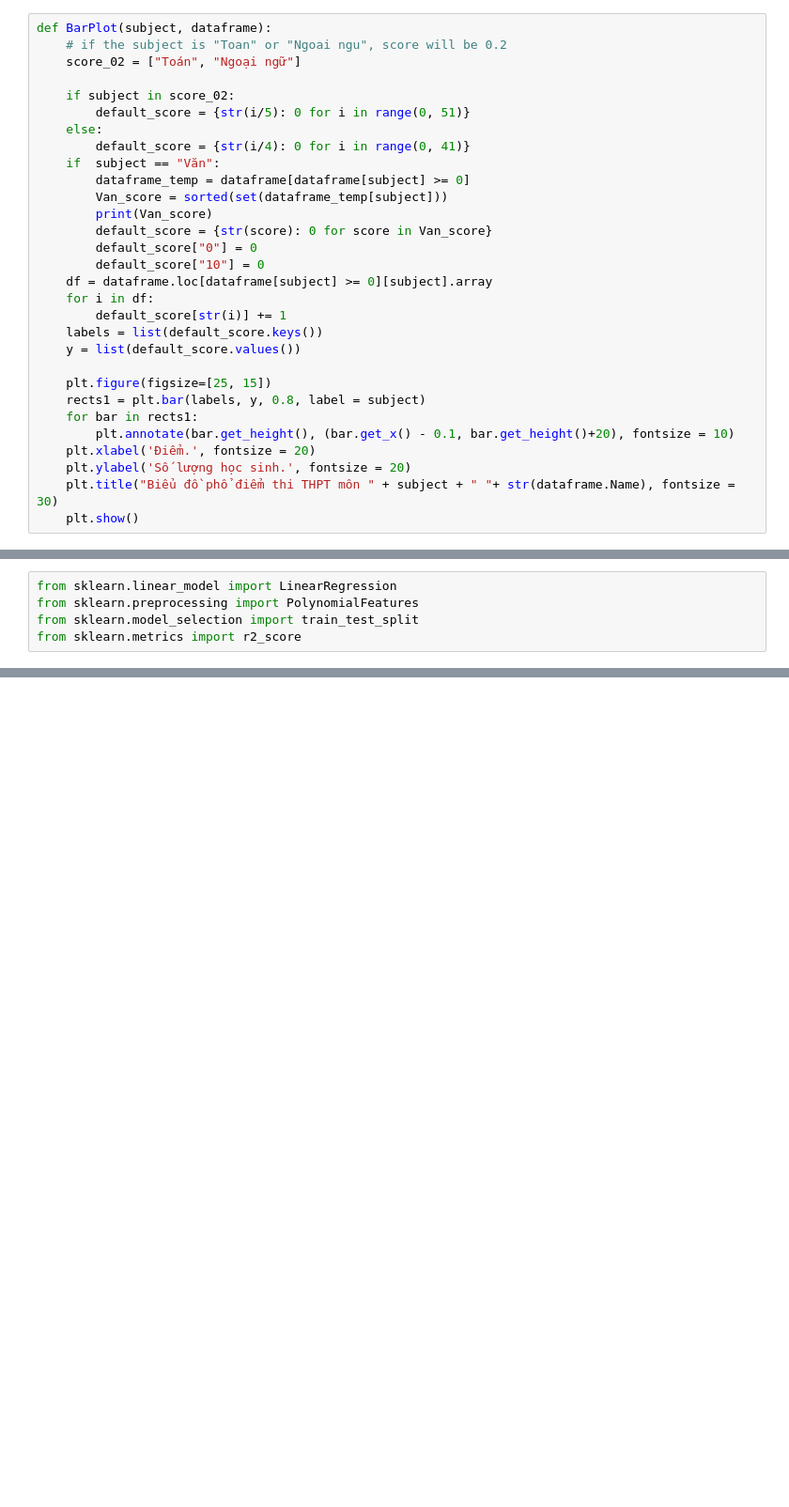
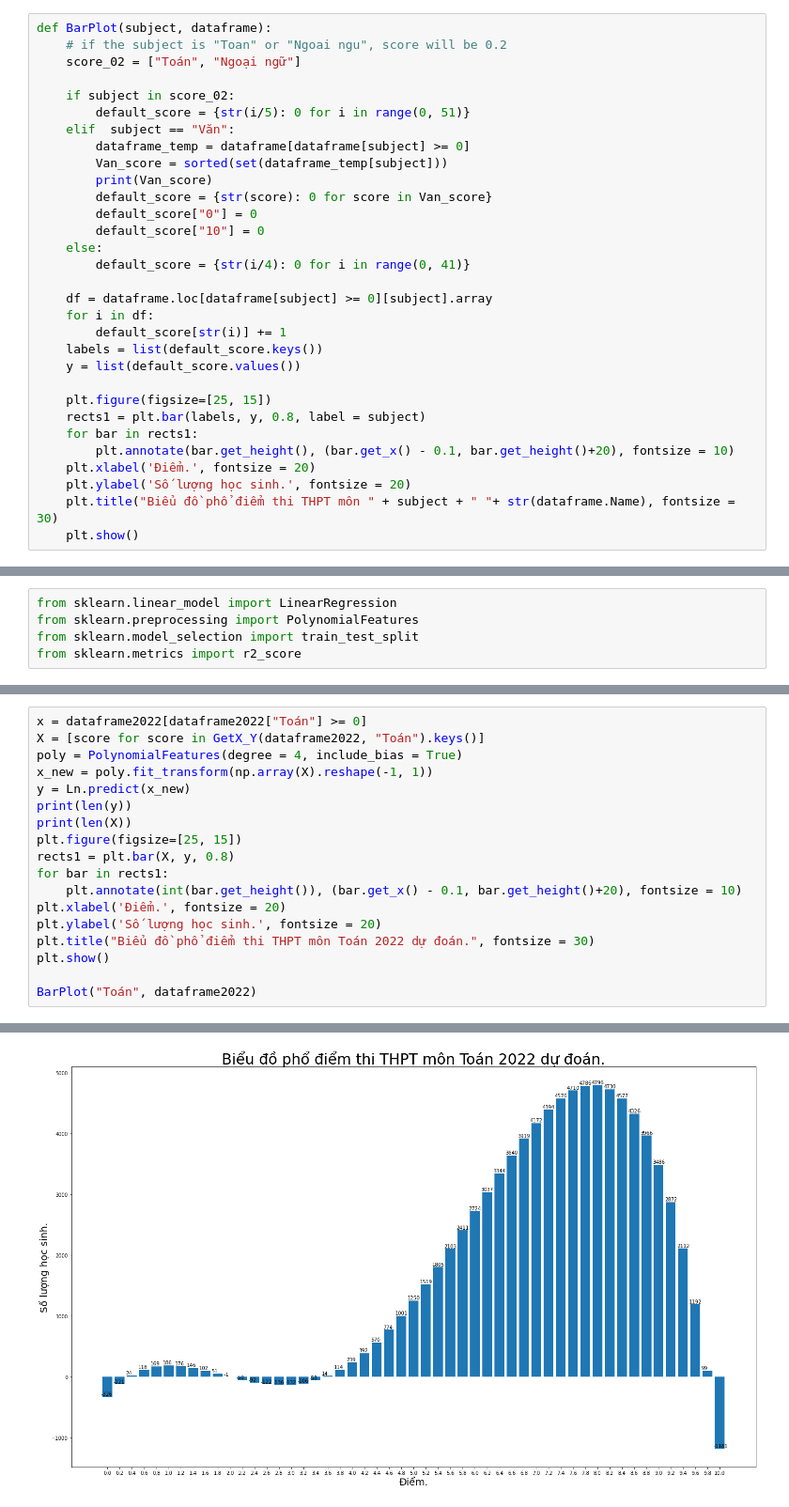
Before and after one commit to QuocBao02/Python-for-Data-Science---Final-Project, a Jupyter notebook: Report.ipynb, the cells around one changed output, grey strips where cells are left out. Shown: that part at 94% size. Cells and saved outputs as stored; diff of their text form; blank space fills up the shorter version.

```diff
--- a/Report.ipynb
+++ b/Report.ipynb
@@ -204,15 +204,16 @@ def BarPlot(subject, dataframe):
 
     if subject in score_02:
         default_score = {str(i/5): 0 for i in range(0, 51)}
-    else:
-        default_score = {str(i/4): 0 for i in range(0, 41)}
-    if  subject == "Văn":
+    elif  subject == "Văn":
         dataframe_temp = dataframe[dataframe[subject] >= 0]
         Van_score = sorted(set(dataframe_temp[subject]))
         print(Van_score)
         default_score = {str(score): 0 for score in Van_score}
         default_score["0"] = 0
         default_score["10"] = 0
+    else:
+        default_score = {str(i/4): 0 for i in range(0, 41)}
+
     df = dataframe.loc[dataframe[subject] >= 0][subject].array
     for i in df:
         default_score[str(i)] += 1
@@ -555,0 +564,19 @@ plt.show()
+# %%
+x = dataframe2022[dataframe2022["Toán"] >= 0]
+X = [score for score in GetX_Y(dataframe2022, "Toán").keys()]
+poly = PolynomialFeatures(degree = 4, include_bias = True)
+x_new = poly.fit_transform(np.array(X).reshape(-1, 1))
+y = Ln.predict(x_new)
+print(len(y))
+print(len(X))
+plt.figure(figsize=[25, 15])
+rects1 = plt.bar(X, y, 0.8)
+for bar in rects1:
+    plt.annotate(int(bar.get_height()), (bar.get_x() - 0.1, bar.get_height()+20), fontsize = 10)
+plt.xlabel('Điểm.', fontsize = 20)
+plt.ylabel('Số lượng học sinh.', fontsize = 20)
+plt.title("Biểu đồ phổ điểm thi THPT môn Toán 2022 dự đoán.", fontsize = 30)
+plt.show()
+
+BarPlot("Toán", dataframe2022)
+# %% [output]
@@ -555,0 +585 @@ plt.show()
+[figure, added]
```
Also changed, not shown: parts of 9 cells of this notebook.
